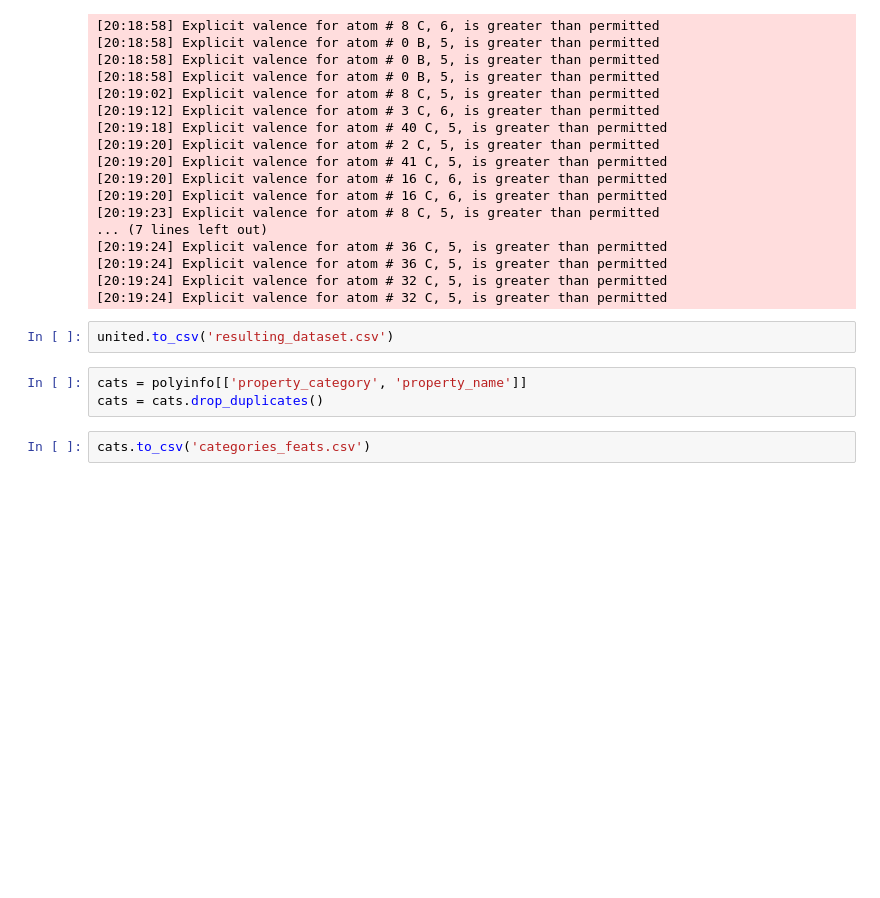
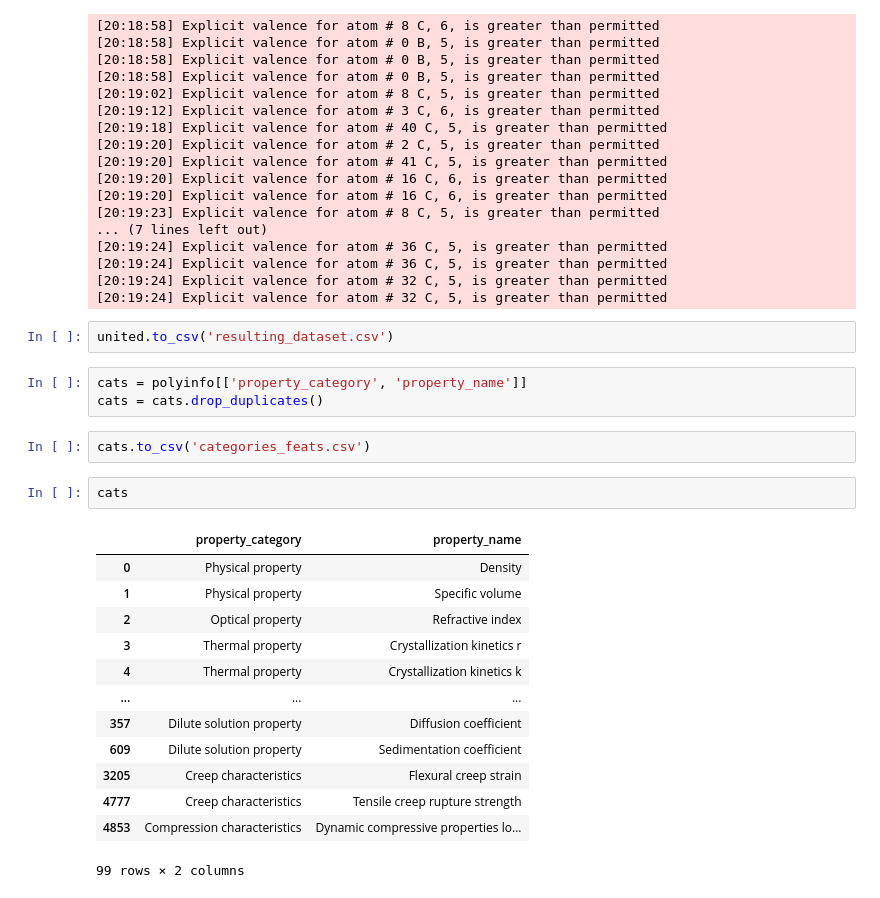
Before and after one commit to chriswilson2020/ML-For-PolymerChemistry, a Jupyter notebook: Polymer Properties.ipynb, the cells around one changed output. Drawn from its saved outputs; the diff is of its cells as text; blank space fills up the shorter version.

```diff
--- a/Polymer Properties.ipynb
+++ b/Polymer Properties.ipynb
@@ -614,3 +614,19 @@ cats = polyinfo[['property_category', 'property_name']]
 cats = cats.drop_duplicates()
 # %%
 cats.to_csv('categories_feats.csv')
+# %%
+cats
+# %% [output]
+|  | property_category | property_name |
+| 0 | Physical property | Density |
+| 1 | Physical property | Specific volume |
+| 2 | Optical property | Refractive index |
+| 3 | Thermal property | Crystallization kinetics r |
+| 4 | Thermal property | Crystallization kinetics k |
+| ... | ... | ... |
+| 357 | Dilute solution property | Diffusion coefficient |
+| 609 | Dilute solution property | Sedimentation coefficient |
+| 3205 | Creep characteristics | Flexural creep strain |
+| 4777 | Creep characteristics | Tensile creep rupture strength |
+| 4853 | Compression characteristics | Dynamic compressive properties lo... |
+99 rows × 2 columns
```
Also changed, not shown: parts of 8 cells of this notebook.
